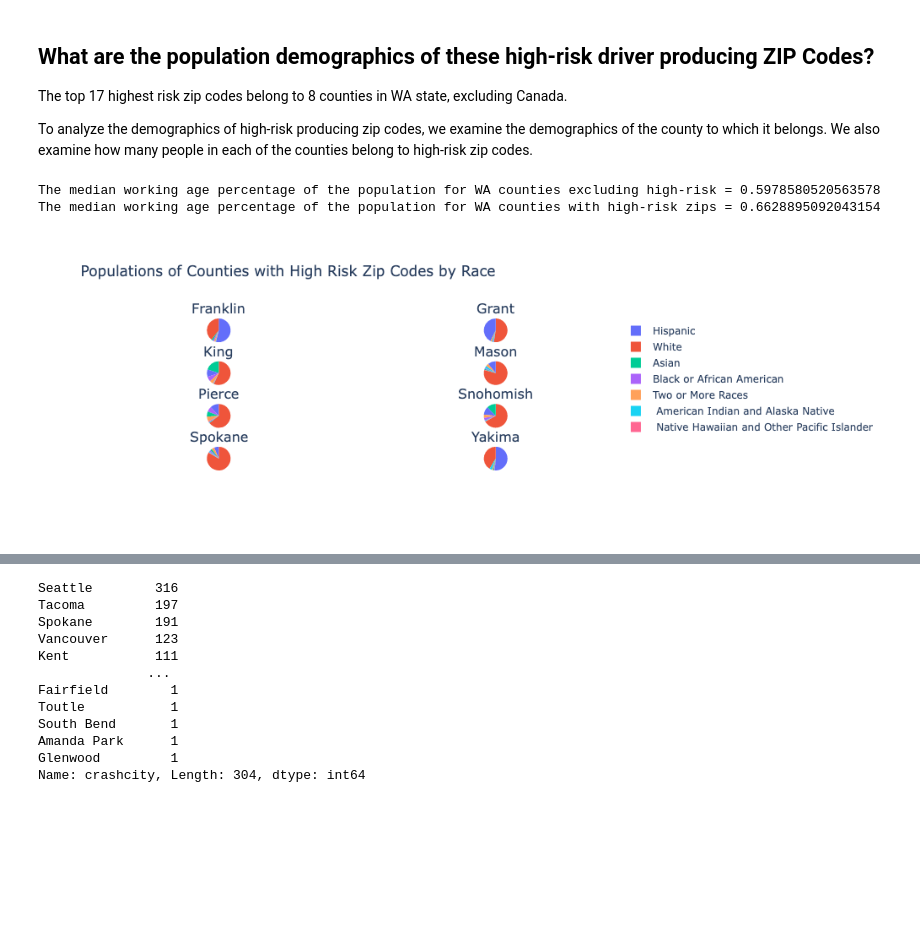
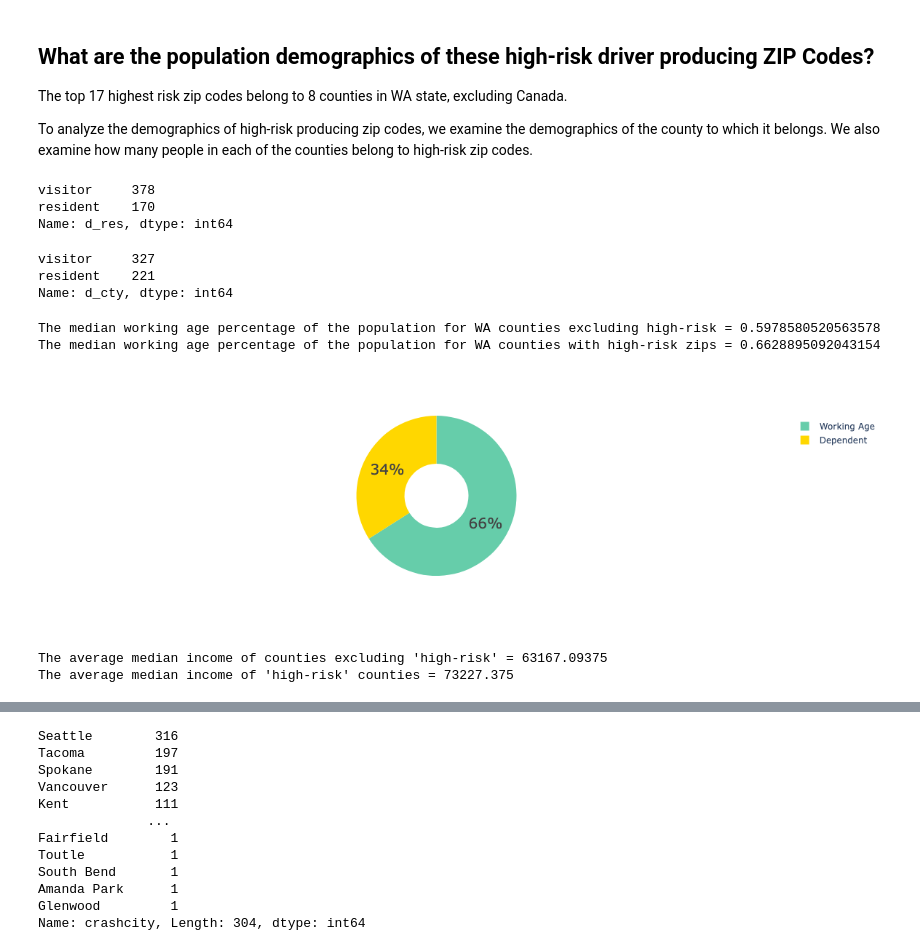
Before and after one commit to uysiri/info-challenge-teamIC23058, a Jupyter notebook: umdinfochallenge.ipynb, the cells around one changed output, grey strips where cells are left out. Saved outputs shown, nothing was run; the diff lists cells and outputs as text; code cells hidden in the pictures; blank space fills up the shorter version.

```diff
--- a/umdinfochallenge.ipynb
+++ b/umdinfochallenge.ipynb
@@ -243,0 +314,12 @@ newdata = data.loc[data['dzip'].isin(targetzips)]
+# %%
+newdata['d_res'].value_counts()
+# %% [output]
+visitor     378
+resident    170
+Name: d_res, dtype: int64
+# %%
+newdata['d_cty'].value_counts()
+# %% [output]
+visitor     327
+resident    221
+Name: d_cty, dtype: int64
@@ -251,6 +336,33 @@ print("The median working age percentage of the population for WA counties with
 # %% [output]
 The median working age percentage of the population for WA counties excluding high-risk = 0.5978580520563578
 The median working age percentage of the population for WA counties with high-risk zips = 0.6628895092043154
+# %%
+import plotly.express as px
+
+labels = ['Working Age', 'Dependent']
+values = [0.66, 0.34]
+
+
+
+fig4 = px.pie(labels, values = values, hole = 0.4,
+              names = labels, color = labels,
+              color_discrete_map = {'Working Age':'mediumaquamarine',
+                                    'Dependent': 'gold',
+             })
+
+fig4.update_traces(
+                   title_font = dict(size=25,family='Barlow',
+                                     color='darkred'),
+                   hoverinfo='label+percent',
+                   textinfo='percent', textfont_size=20)
+
+fig4.update_layout(paper_bgcolor = "rgba(0,0,0,0)",
+                  plot_bgcolor = "rgba(0,0,0,0)")
+
+
+fig4.show()
+# %% [output]
+[figure, added]
 # %%
 # read in median income data
 
@@ -266,19 +370,0 @@ pies = make_subplots(rows=4, cols=2, specs=specs, subplot_titles=['Franklin', 'G
-# %%
-pies.add_trace(go.Pie(labels=labels, values=[38409,  1973,   482,  2102,   200, 52240,  1670], name='Franklin'), 1, 1)
-pies.add_trace(go.Pie(labels=labels, values=[52080,   931,   860,   950,   140, 42682,  1722], name='Grant'), 1, 2)
-pies.add_trace(go.Pie(labels=labels, values=[1293953,  152734,   13090,  456352,   17708,  230889,  107845], name='King'), 2, 1)
-pies.add_trace(go.Pie(labels=labels, values=[52239,   898,  2005,   836,   313,  7179,  2558], name='Mason'), 2, 2)
-
-pies.add_trace(go.Pie(labels=labels, values=[596274,  66213,  10567,  63526,  15110, 109959,  61179], name='Pierce'), 3, 1)
-pies.add_trace(go.Pie(labels=labels, values=[553800,  30510,   8630, 102433,   5028,  91517,  37413], name='Snohomish'), 3, 2)
-pies.add_trace(go.Pie(labels=labels, values=[451633,  10205,   7576,  12610,   3225,  34603,  20848], name='Spokane'), 4, 1)
-pies.add_trace(go.Pie(labels=labels, values=[106301,   2197,   9223,   2976,    211, 131130,   4495], name='Yakima'), 4, 2)
-
-pies.update_traces(hoverinfo='label+percent+name', textinfo='none')
-pies.update(layout_title_text='Populations of Counties with High Risk Zip Codes by Race',
-           layout_showlegend=True)
-
-pies = go.Figure(pies)
-pies.show()
-# %% [output]
-[figure, removed]
@@ -285,3 +374,9 @@ pies.show()
+# %%
+print("The average median income of counties excluding 'high-risk' = {}".format(nothr['estinc2020'].mean()))
+print("The average median income of 'high-risk' counties = {}".format(income['estinc2020'].mean()))
+# %% [output]
+The average median income of counties excluding 'high-risk' = 63167.09375
+The average median income of 'high-risk' counties = 73227.375
 # %%
 fig = px.bar(income, x="County", y="estinc2020", title="Median Income by County 2020")
 fig.show()
```
Also changed, not shown: parts of 21 cells of this notebook.
